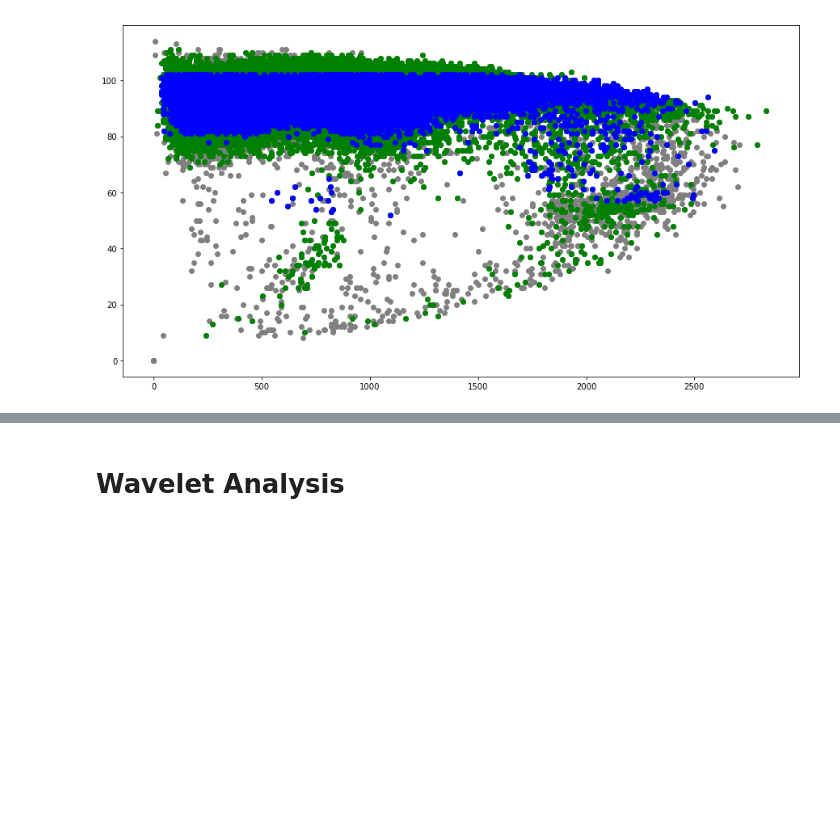
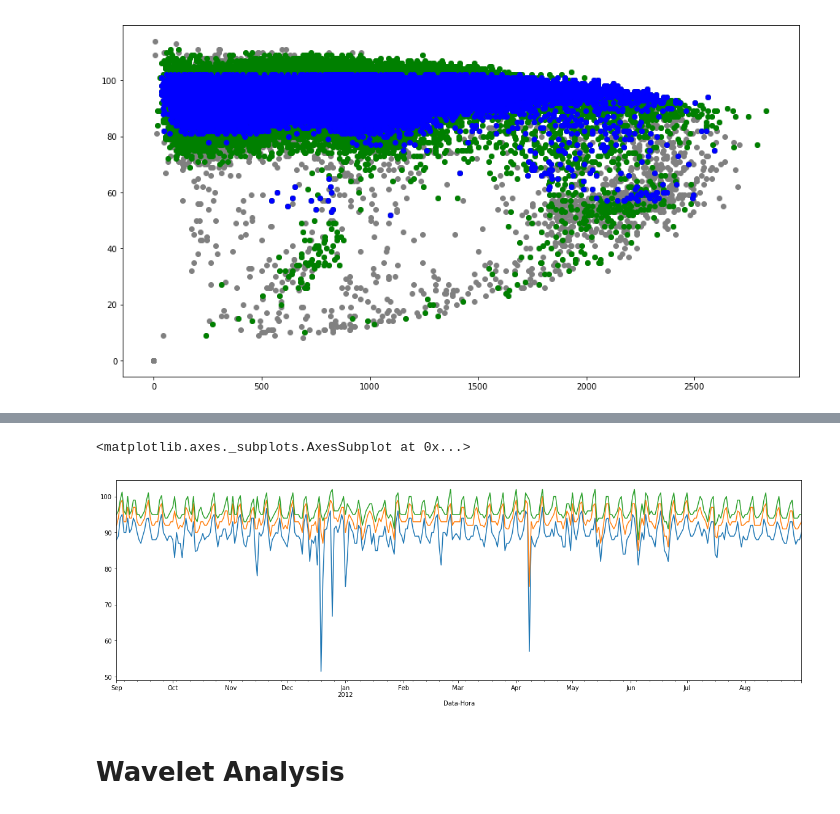
Before and after one commit to albnc/WaveletTrafficAnalysis, a Jupyter notebook: waveAnalysis.ipynb, the cells around one changed output, grey strips where cells are left out. Cells and saved outputs as stored; diff of their text form; code cells hidden in the pictures; blank space fills up the shorter version.

```diff
--- a/waveAnalysis.ipynb
+++ b/waveAnalysis.ipynb
@@ -376,3 +389,11 @@ Freq: M, dtype: object
+# %%
+data['Velocidade[km/h]'].resample(period).quantile(.25).plot(figsize=(20,6))
+data['Velocidade[km/h]'].resample(period).quantile(.5).plot()
+#data['Velocidade[km/h]'].resample(period).mean().plot(marker='o')
+data['Velocidade[km/h]'].resample(period).quantile(.75).plot()
+# %% [output]
+<matplotlib.axes._subplots.AxesSubplot at 0x...>
+[figure, added]
 # %% [markdown]
 # Wavelet Analysis
 # %% [markdown]
```
Also changed, not shown: parts of 9 cells of this notebook.
